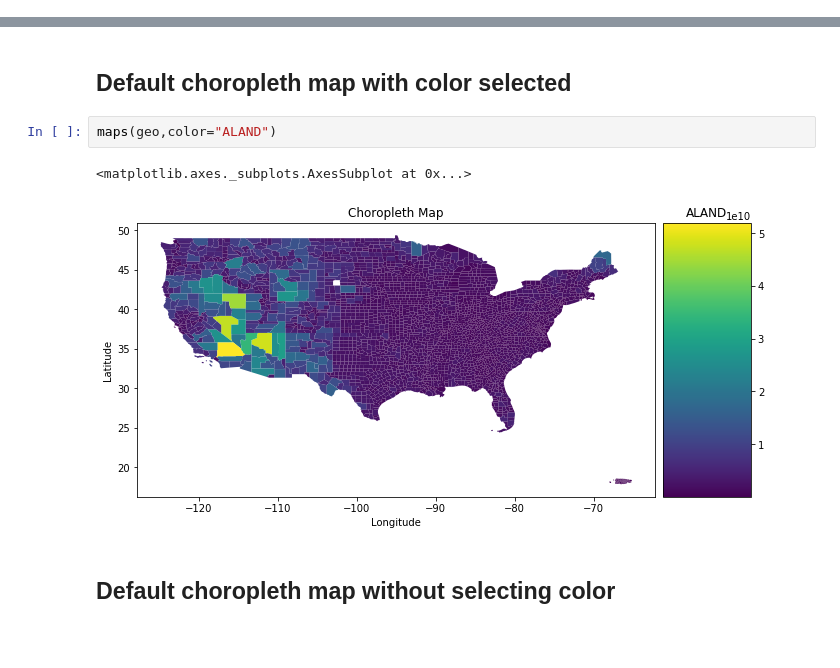
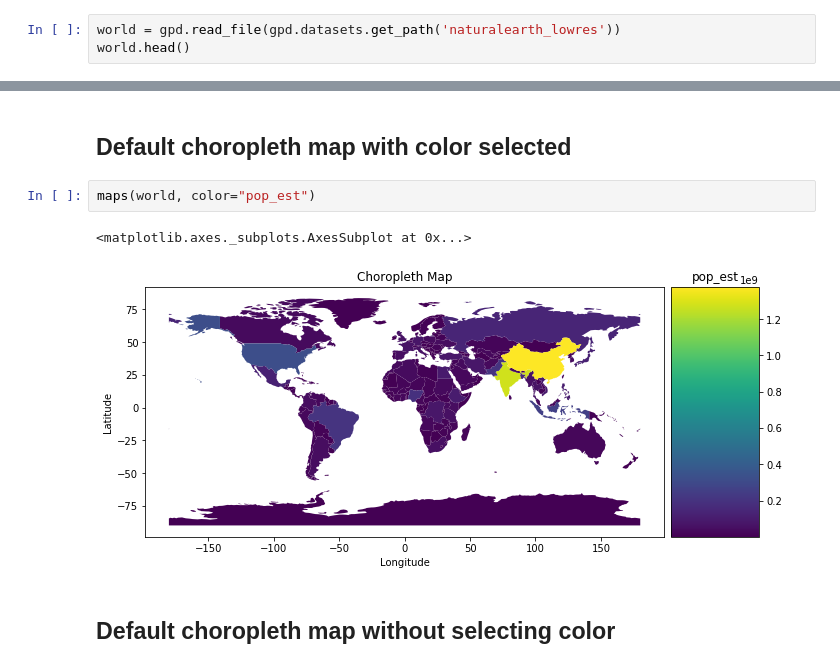
Before and after one commit to data-describe/data-describe, a Jupyter notebook: notebooks/Geospatial Analysis.ipynb, the cells around one changed output, grey strips where cells are left out. Drawn from its saved outputs; the diff is of its cells as text; blank space fills up the shorter version.

```diff
--- a/notebooks/Geospatial Analysis.ipynb
+++ b/notebooks/Geospatial Analysis.ipynb
@@ -26,0 +7,3 @@ geo = geo[~geo['state'].isin(['Hawaii','Alaska'])]
+# %%
+world = gpd.read_file(gpd.datasets.get_path('naturalearth_lowres'))
+world.head()
@@ -27,9 +17,9 @@ geo = geo[~geo['state'].isin(['Hawaii','Alaska'])]
 # %% [markdown]
 ## Default choropleth map with color selected
 # %%
-maps(geo,color="ALAND")
+maps(world, color="pop_est")
 # %% [output]
 <matplotlib.axes._subplots.AxesSubplot at 0x...>
-[figure, old version]
+[figure, new version]
 # %% [markdown]
 ## Default choropleth map without selecting color
```
Also changed, not shown: parts of 9 cells of this notebook, 11 other files.
